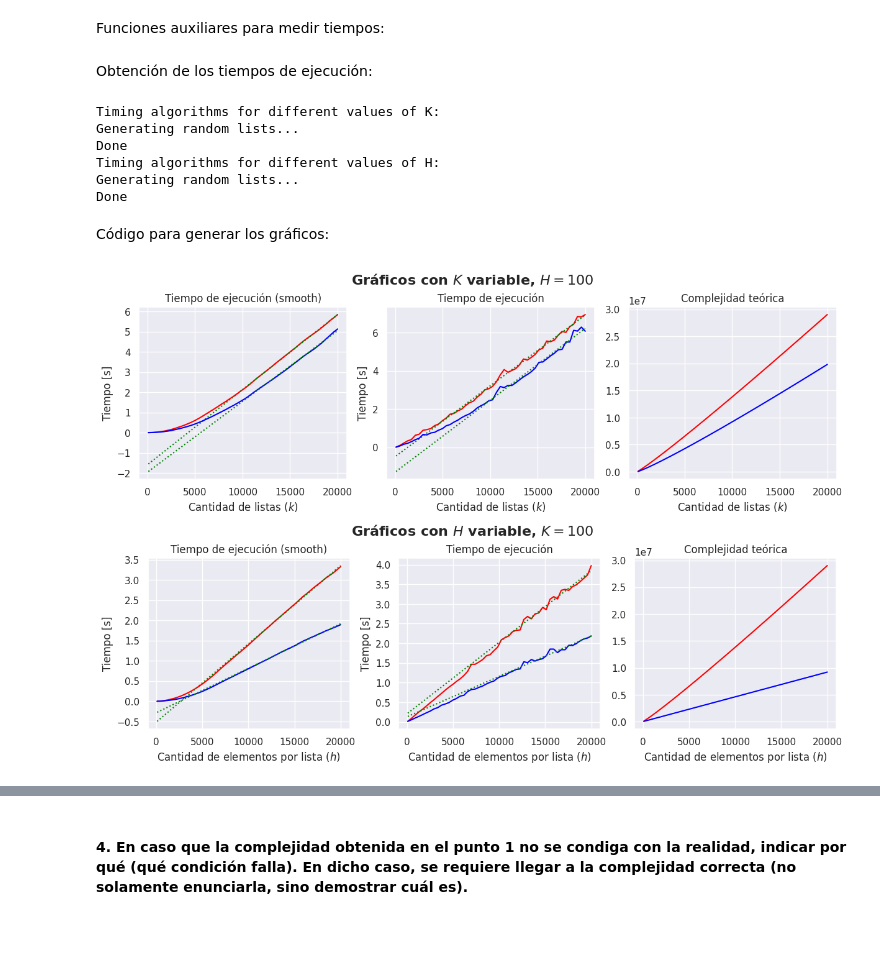
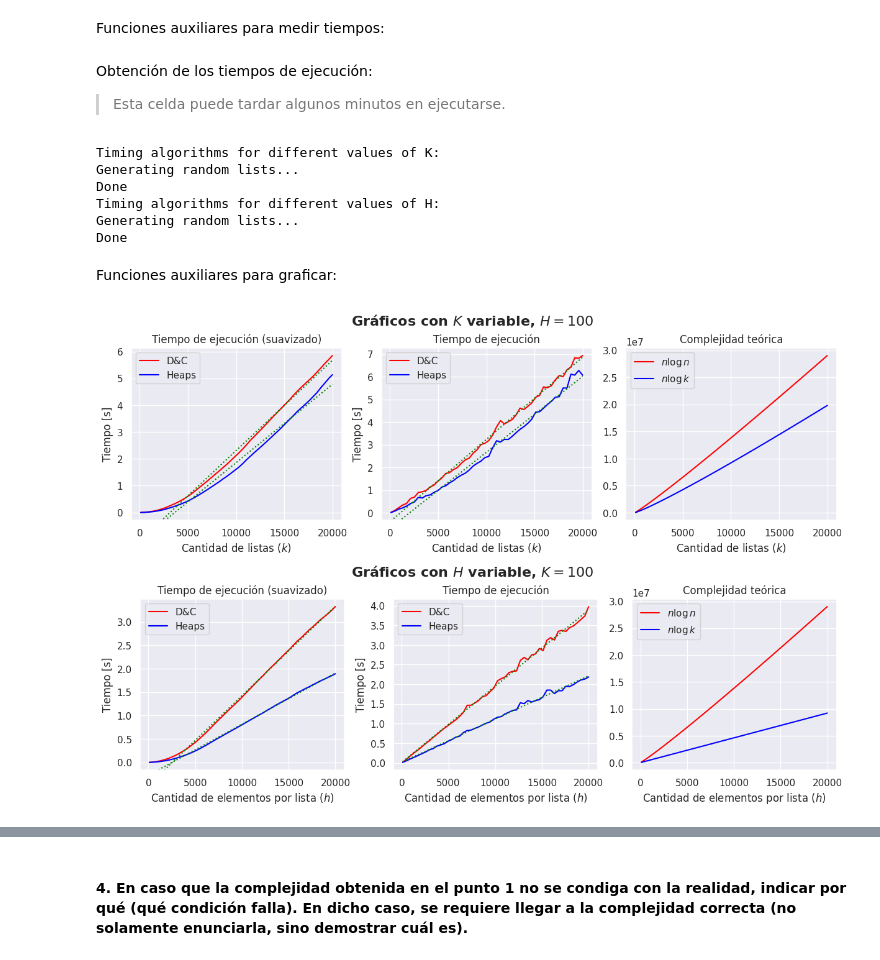
Before and after one commit to fdelu/tda-tp1, a Jupyter notebook: informe.ipynb, the cells around one changed output, grey strips where cells are left out. Saved outputs shown, nothing was run; the diff lists cells and outputs as text; code cells hidden in the pictures; blank space fills up the shorter version.

Commit message:
Improve plots

```diff
--- a/informe.ipynb
+++ b/informe.ipynb
@@ -152,6 +152,7 @@ def get_times(lengths: list[tuple[int, int]]) -> tuple[list[float], list[float]]
     return times_dq, times_heaps
 # %% [markdown]
 Obtención de los tiempos de ejecución:
+> Esta celda puede tardar algunos minutos en ejecutarse.
 # %%
 # Cantidad de listas. Se usa K_MIN cuando se varía H.
 K_MIN = 100
@@ -176,8 +177,8 @@ Done
 Timing algorithms for different values of H:
 Generating random lists...
 Done
-# %% [markdown]
-Código para generar los gráficos:
+# %% [markdown]
+Funciones auxiliares para graficar:
 # %%
 import seaborn as sns
 from itertools import cycle
@@ -187,6 +188,8 @@ from scipy.signal import lfilter
 
 sns.set()
 
+# First (LINEAL_FIT_IGNORE_RATIO*100)% of the data is ignored when fitting the lineal regression
+LINEAL_FIT_IGNORE_RATIO = 0.1
 
 def nlogn(k: int, h: int) -> float:
     return (k * h) * np.log(k * h)
@@ -226,7 +229,7 @@ def lineal_fit(variable: list[int], measurements: list[float]) -> tuple[tuple[fl
     Fits a line y=ax+b to the measurements, ignoring the first half of the measurements.
     Returns (a, b), error
     """
-    ignore_amount = len(variable) // 2  # fit only the last half of the measurements
+    ignore_amount = int(len(variable) * LINEAL_FIT_IGNORE_RATIO)
     [a, b], [error], *_ = np.polyfit(
         variable[ignore_amount:], measurements[ignore_amount:], 1, full=True
     )
@@ -252,40 +255,48 @@ def plot_times(
 
     fit_errors = {}
     for ax, values, is_smooth in plots:
-        plot_info = zip(values, ("D&C", "Heaps"), ("red", "blue"))
+        plot_info = list(zip(values, ("D&C", "Heaps"), ("red", "blue")))
         for values, name, color in plot_info:
             ax.plot(variable, values, "-", label=name, color=color)
+        xlims = ax.get_xlim()
+        ylims = ax.get_ylim()
 
+        for values, name, _ in plot_info:
             (a, b), error = lineal_fit(variable, values)
             ax.plot(variable, [a * x + b for x in variable], ":", color="green")
             if not is_smooth:
                 fit_errors[name] = error
-        ax.set_title("Tiempo de ejecución" + (" (smooth)" if is_smooth else ""))
+
+        ax.set_xlim(xlims)
+        ax.set_ylim(ylims)
+        ax.legend()
+        ax.set_title("Tiempo de ejecución" + (" (suavizado)" if is_smooth else ""))
         ax.set_xlabel(var_name.capitalize())
         ax.set_ylabel("Tiempo [s]")
 
     complexity_plot_info = zip(
         complexity_values, ("$n \log n$", "$n \log k$"), ("red", "blue")
     )
     ax = axes[-1]
     for values, name, color in complexity_plot_info:
         ax.plot(variable, values, "-", label=name, color=color)
+    ax.legend()
     ax.set_title("Complejidad teórica")
     ax.set_xlabel(var_name.capitalize())
     return fit_errors
 
 
 fig = plt.figure(figsize=(12, 8), constrained_layout=True)
 row_variable_k, row_variable_h = fig.subfigures(nrows=2, ncols=1)
 variable_k_fit_error = plot_times(samples_k, [H_MIN], variable_k_times, row_variable_k.subplots(ncols=3))
 variable_h_fit_error = plot_times([K_MIN], samples_h, variable_h_times, row_variable_h.subplots(ncols=3))
 row_variable_k.suptitle(
     f"Gráficos con $K$ variable, $H = {H_MIN}$", fontweight="bold", fontsize=16
 )
 row_variable_h.suptitle(
     f"Gráficos con $H$ variable, $K = {K_MIN}$", fontweight="bold", fontsize=16
 )
 None
 # %% [output]
-[figure, old version]
+[figure, new version]
 # %% [markdown]
```
Also changed, not shown: parts of 3 cells of this notebook.
